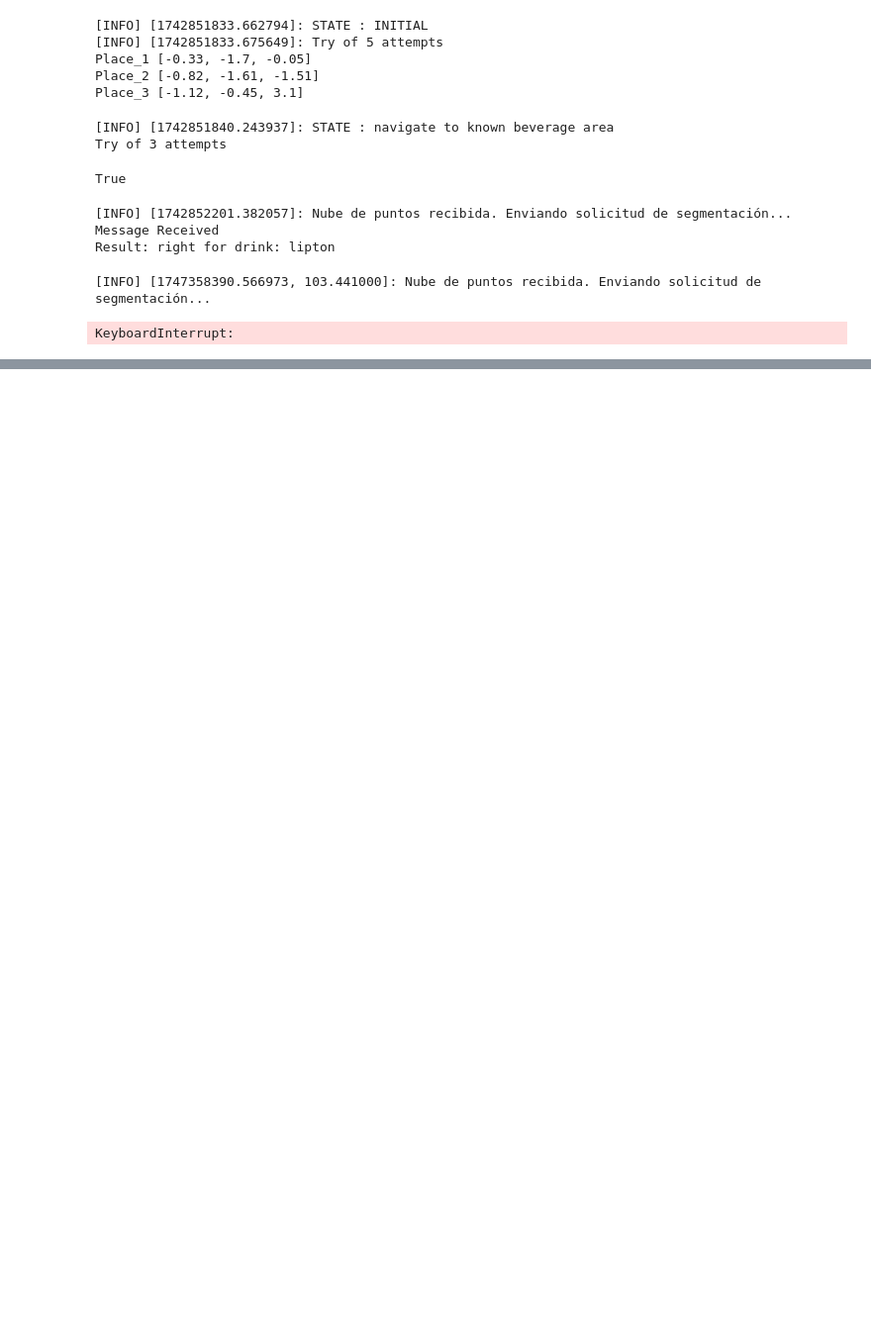
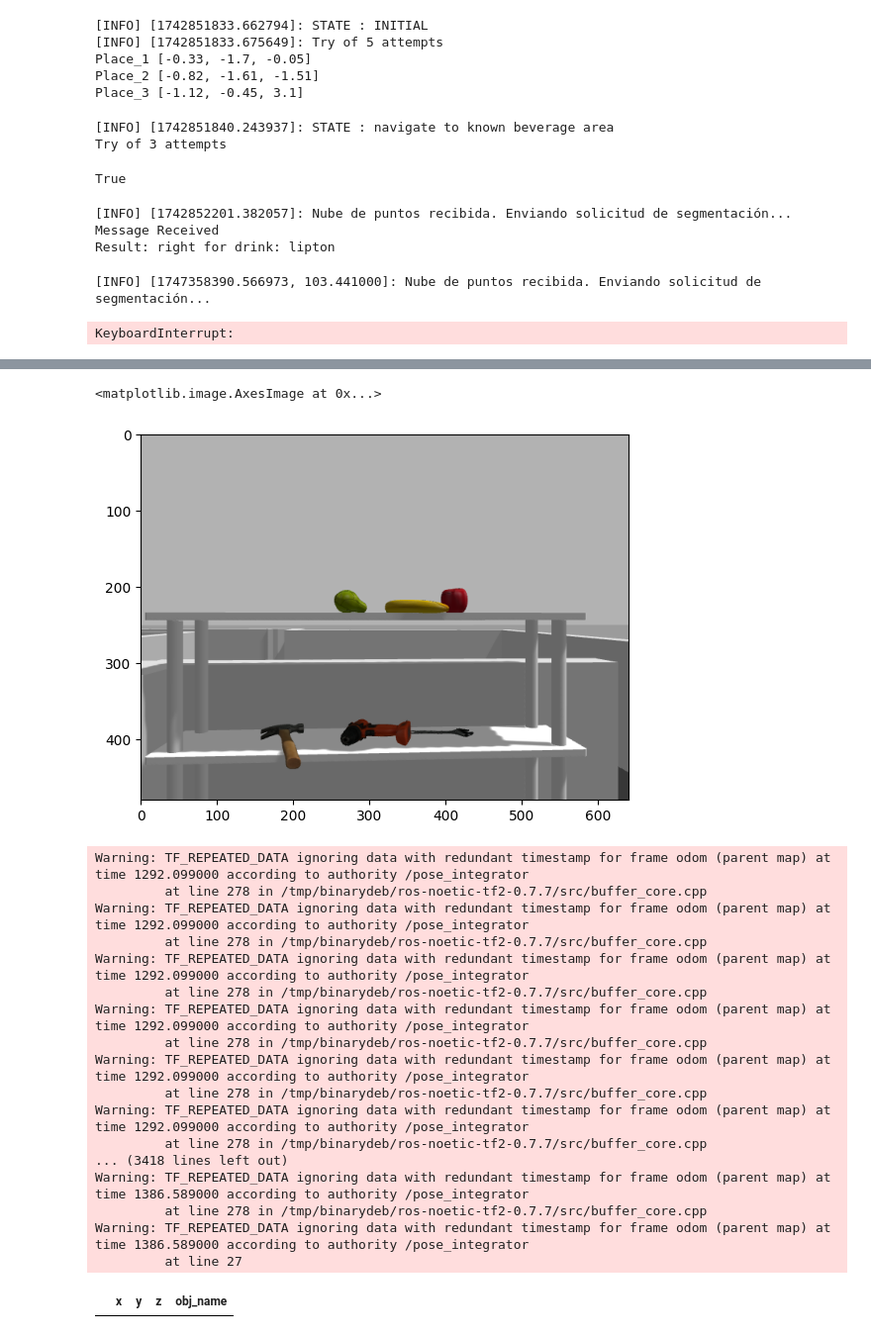
Before and after one commit to takeshi-pumas/catkin_extras, a Jupyter notebook: src/task/scripts/Jd_dino_test.ipynb, the cells around one changed output, grey strips where cells are left out. Shown at 99% size. Saved outputs shown, nothing was run; the diff lists cells and outputs as text; code cells hidden in the pictures; blank space fills up the shorter version.

```diff
--- a/src/task/scripts/Jd_dino_test.ipynb
+++ b/src/task/scripts/Jd_dino_test.ipynb
@@ -217,6 +181,9 @@ Warning: TF_REPEATED_DATA ignoring data with redundant timestamp for frame odom
 # %%
 # Ask your question
-question = "how many people are wearing shorts?"
+img=rgbd.get_image()
+
+pil_image = Image.fromarray(img)
+question = "which is the brightest tool on the table?"
 # Run inference
 inputs = processor(images=pil_image, text=question, return_tensors="pt")
 out = model.generate(**inputs)
@@ -241,0 +195,22 @@ Answer: 0
+# %%
+plt.imshow (img)
+# %% [output]
+<matplotlib.image.AxesImage at 0x...>
+[figure, added]
+Warning: TF_REPEATED_DATA ignoring data with redundant timestamp for frame odom (parent map) at time 1292.099000 according to authority /pose_integrator
+         at line 278 in /tmp/binarydeb/ros-noetic-tf2-0.7.7/src/buffer_core.cpp
+Warning: TF_REPEATED_DATA ignoring data with redundant timestamp for frame odom (parent map) at time 1292.099000 according to authority /pose_integrator
+         at line 278 in /tmp/binarydeb/ros-noetic-tf2-0.7.7/src/buffer_core.cpp
+Warning: TF_REPEATED_DATA ignoring data with redundant timestamp for frame odom (parent map) at time 1292.099000 according to authority /pose_integrator
+         at line 278 in /tmp/binarydeb/ros-noetic-tf2-0.7.7/src/buffer_core.cpp
+Warning: TF_REPEATED_DATA ignoring data with redundant timestamp for frame odom (parent map) at time 1292.099000 according to authority /pose_integrator
+         at line 278 in /tmp/binarydeb/ros-noetic-tf2-0.7.7/src/buffer_core.cpp
+Warning: TF_REPEATED_DATA ignoring data with redundant timestamp for frame odom (parent map) at time 1292.099000 according to authority /pose_integrator
+         at line 278 in /tmp/binarydeb/ros-noetic-tf2-0.7.7/src/buffer_core.cpp
+Warning: TF_REPEATED_DATA ignoring data with redundant timestamp for frame odom (parent map) at time 1292.099000 according to authority /pose_integrator
+         at line 278 in /tmp/binarydeb/ros-noetic-tf2-0.7.7/src/buffer_core.cpp
+... (3418 lines left out)
+Warning: TF_REPEATED_DATA ignoring data with redundant timestamp for frame odom (parent map) at time 1386.589000 according to authority /pose_integrator
+         at line 278 in /tmp/binarydeb/ros-noetic-tf2-0.7.7/src/buffer_core.cpp
+Warning: TF_REPEATED_DATA ignoring data with redundant timestamp for frame odom (parent map) at time 1386.589000 according to authority /pose_integrator
+         at line 27
@@ -241,0 +224,4 @@ Answer: 0
+# %%
+objs
+# %% [output]
+|  | x | y | z | obj_name |
```
Also changed, not shown: parts of 20 cells of this notebook, 8 other files.
